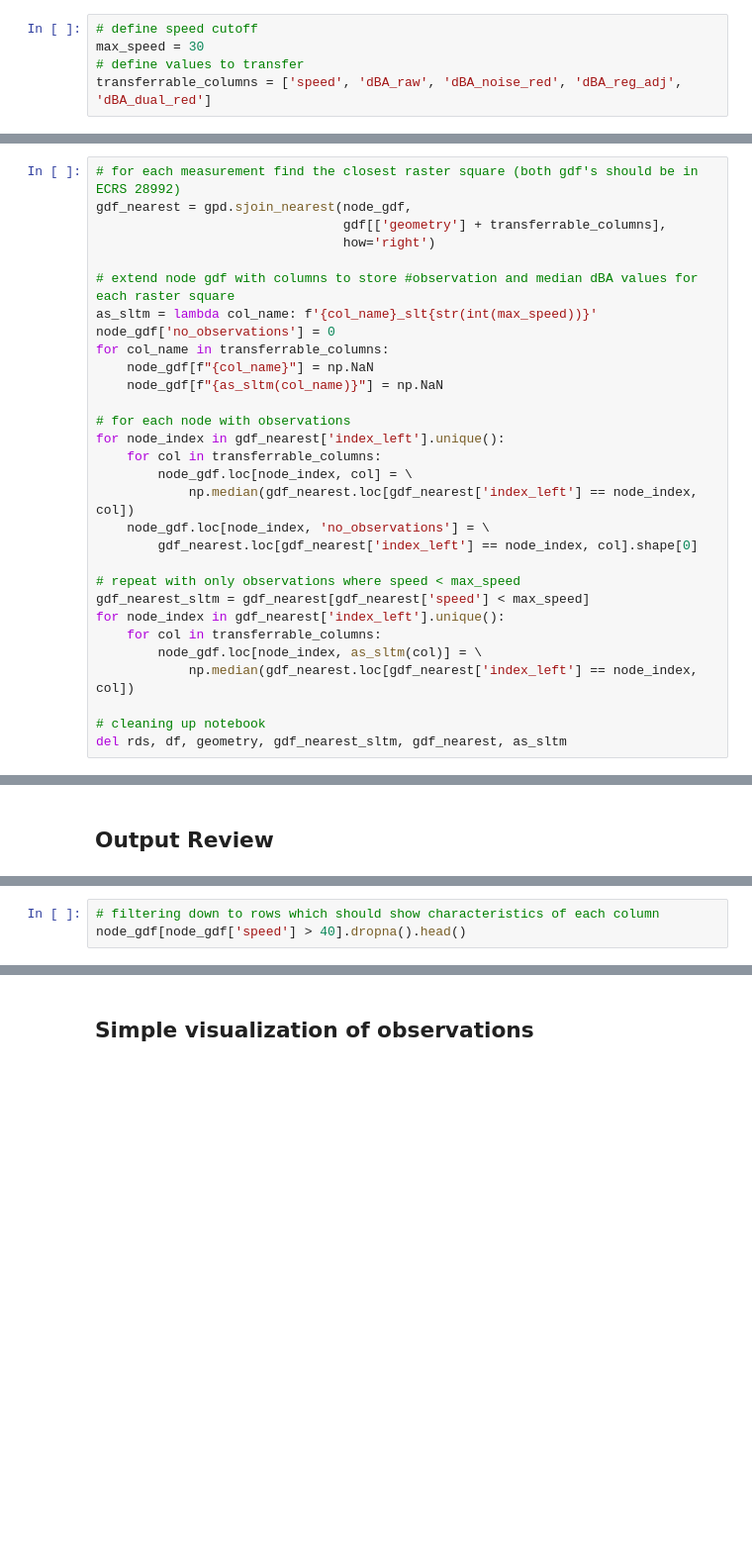
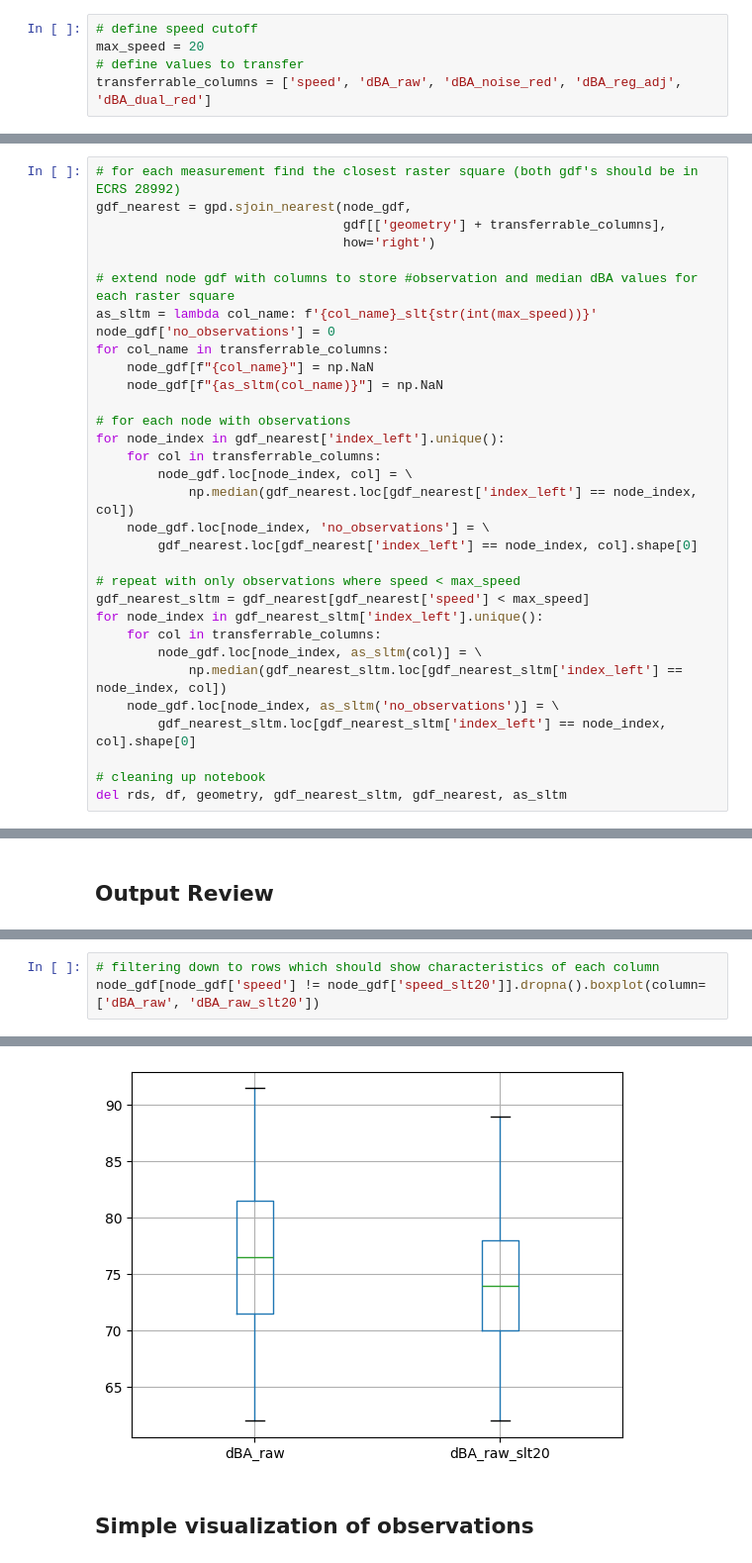
Before and after one commit to Floris-C/noise-thesis, a Jupyter notebook: final_method/01-audio_processing.ipynb, the cells around one changed output, grey strips where cells are left out. Shown: that part at 99% size. Cells and saved outputs as stored; diff of their text form; blank space fills up the shorter version.

```diff
--- a/final_method/01-audio_processing.ipynb
+++ b/final_method/01-audio_processing.ipynb
@@ -193,7 +193,7 @@ del adjusted_dBA_raw, adjusted_dBA_dual
 For modelling purposes, current GDF is unsuitable. Instead a raster-like approach is taken with a point vector representing a 10x10m area. This non-coincidentally is the format of the reference $L_{den}$ values used to compare derived loudness values and models. Hence the creation of the raster-like node gdf and integration of reference data is performed simultaniously.
 # %%
 # define speed cutoff
-max_speed = 30
+max_speed = 20
 # define values to transfer
 transferrable_columns = ['speed', 'dBA_raw', 'dBA_noise_red', 'dBA_reg_adj', 'dBA_dual_red']
 # %%
@@ -232,10 +232,12 @@ for node_index in gdf_nearest['index_left'].unique():
 
 # repeat with only observations where speed < max_speed
 gdf_nearest_sltm = gdf_nearest[gdf_nearest['speed'] < max_speed]
-for node_index in gdf_nearest['index_left'].unique():
+for node_index in gdf_nearest_sltm['index_left'].unique():
     for col in transferrable_columns:
         node_gdf.loc[node_index, as_sltm(col)] = \
-            np.median(gdf_nearest.loc[gdf_nearest['index_left'] == node_index, col])
+            np.median(gdf_nearest_sltm.loc[gdf_nearest_sltm['index_left'] == node_index, col])
+    node_gdf.loc[node_index, as_sltm('no_observations')] = \
+        gdf_nearest_sltm.loc[gdf_nearest_sltm['index_left'] == node_index, col].shape[0]
 
 # cleaning up notebook
 del rds, df, geometry, gdf_nearest_sltm, gdf_nearest, as_sltm
@@ -275,4 +315,4 @@ gdf.head()
 # %%
 # filtering down to rows which should show characteristics of each column
-node_gdf[node_gdf['speed'] > 40].dropna().head()
+node_gdf[node_gdf['speed'] != node_gdf['speed_slt20']].dropna().boxplot(column=['dBA_raw',	'dBA_raw_slt20'])
 # %% [output]
@@ -285,3 +320,4 @@ node_gdf[node_gdf['speed'] > 40].dropna().head()
+[figure, added]
 # %% [markdown]
 ## Simple visualization of observations
 # %%
```
Also changed, not shown: parts of 6 cells of this notebook, 3 other files.
